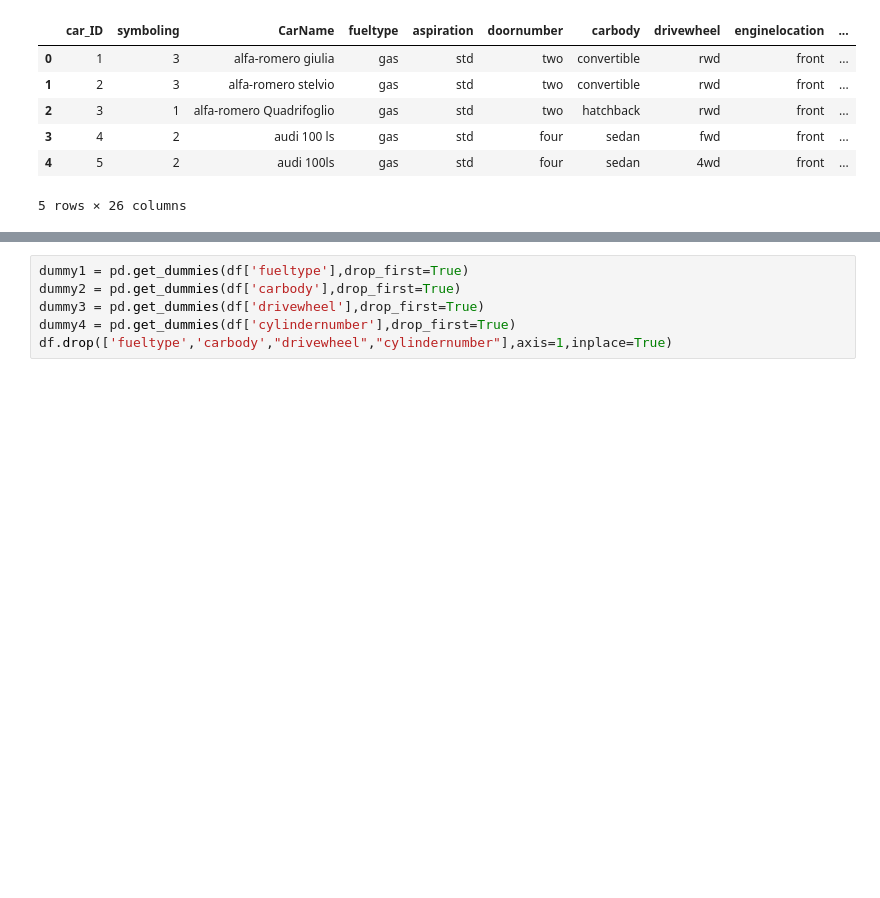
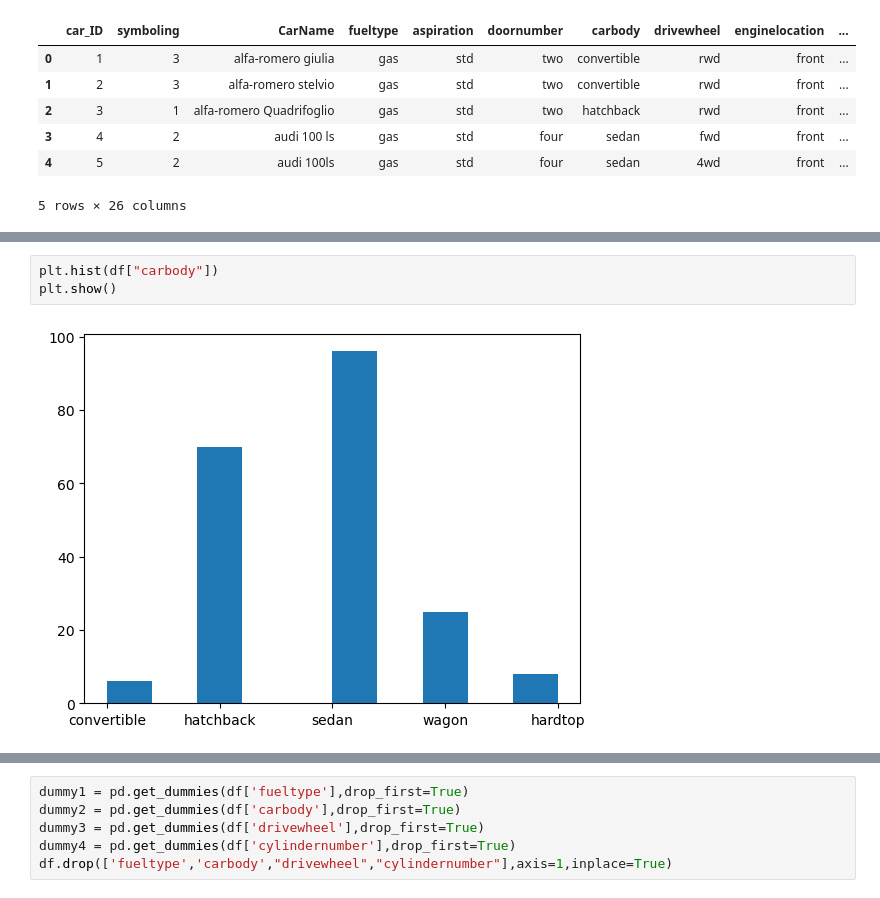
Before and after one commit to ProgrammingKoala/SUML, a Jupyter notebook: src/RandomForestRegressor1.ipynb, the cells around one changed output, grey strips where cells are left out. Saved outputs shown, nothing was run; the diff lists cells and outputs as text; blank space fills up the shorter version.

```diff
--- a/src/RandomForestRegressor1.ipynb
+++ b/src/RandomForestRegressor1.ipynb
@@ -25,0 +27,5 @@ plt.show()
+# %%
+plt.hist(df["carbody"])
+plt.show()
+# %% [output]
+[figure, added]
```
Also changed, not shown: parts of 7 cells of this notebook.
